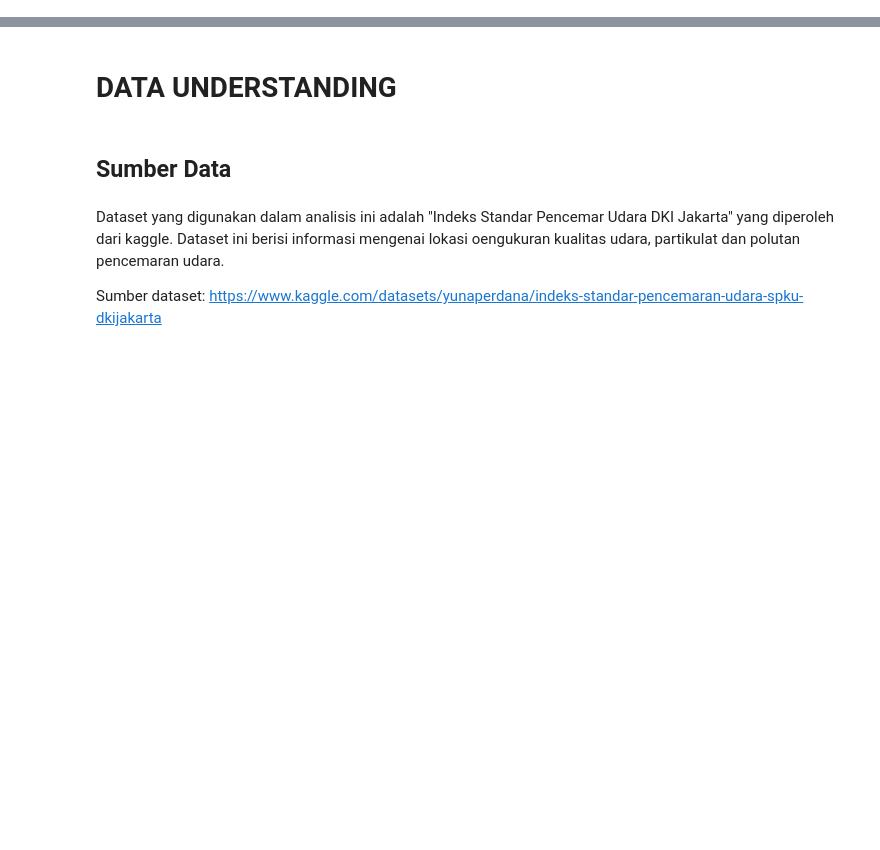
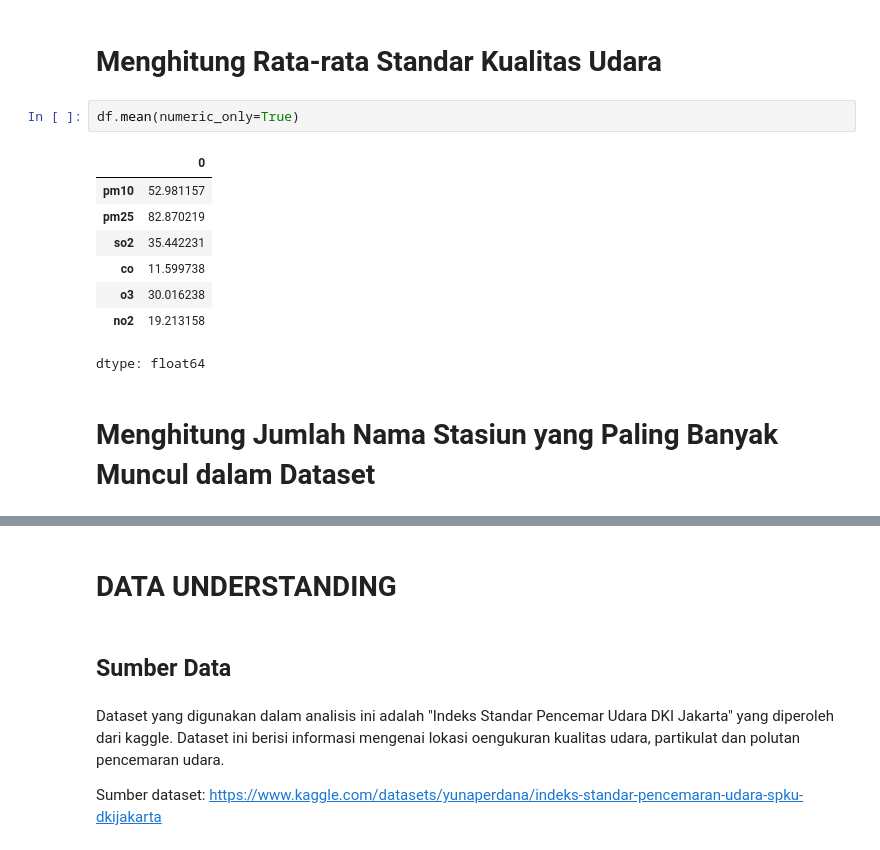
Before and after one commit to Dinaputri111/Dataset, a Jupyter notebook: Checkpoint2_2409116111.ipynb, the cells around one changed output, grey strips where cells are left out. Cells and saved outputs as stored; diff of their text form; blank space fills up the shorter version.

```diff
--- a/Checkpoint2_2409116111.ipynb
+++ b/Checkpoint2_2409116111.ipynb
@@ -2,0 +78,15 @@
+# %% [markdown]
+# Menghitung Rata-rata Standar Kualitas Udara
+# %%
+df.mean(numeric_only=True)
+# %% [output]
+|  | 0 |
+| pm10 | 52.981157 |
+| pm25 | 82.870219 |
+| so2 | 35.442231 |
+| co | 11.599738 |
+| o3 | 30.016238 |
+| no2 | 19.213158 |
+dtype: float64
+# %% [markdown]
+# Menghitung Jumlah Nama Stasiun yang Paling Banyak Muncul dalam Dataset
```
Also changed, not shown: parts of 23 cells of this notebook.
